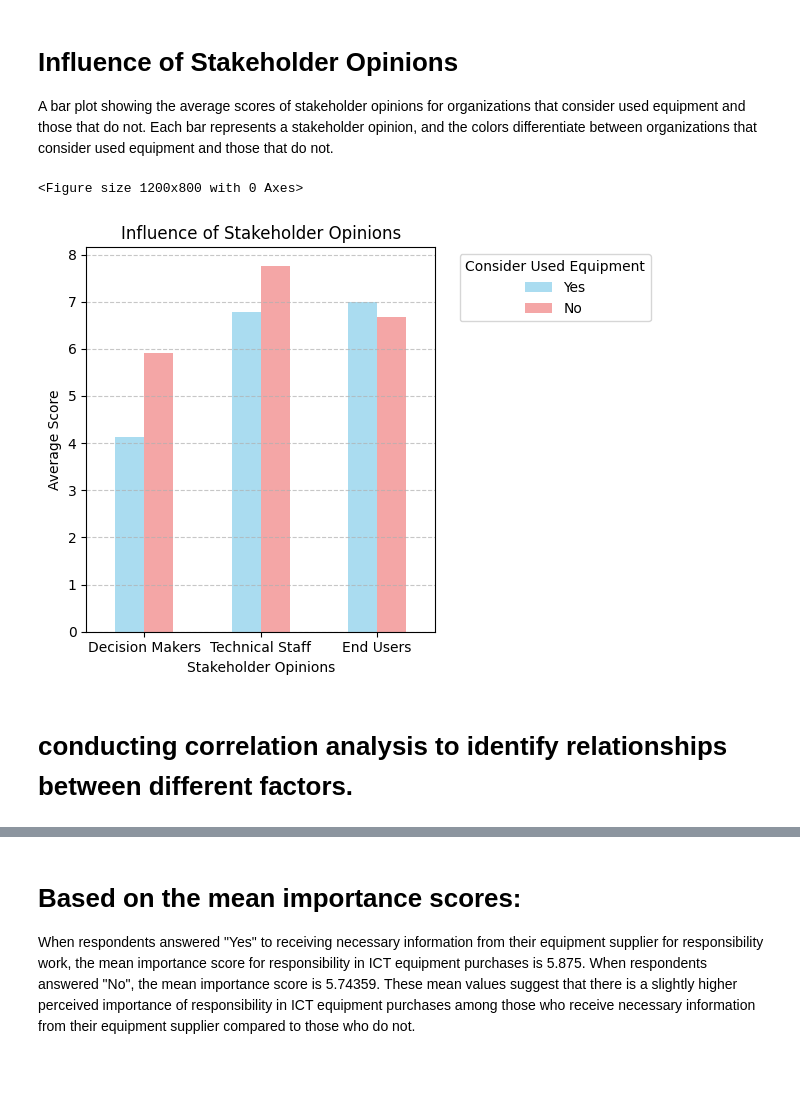
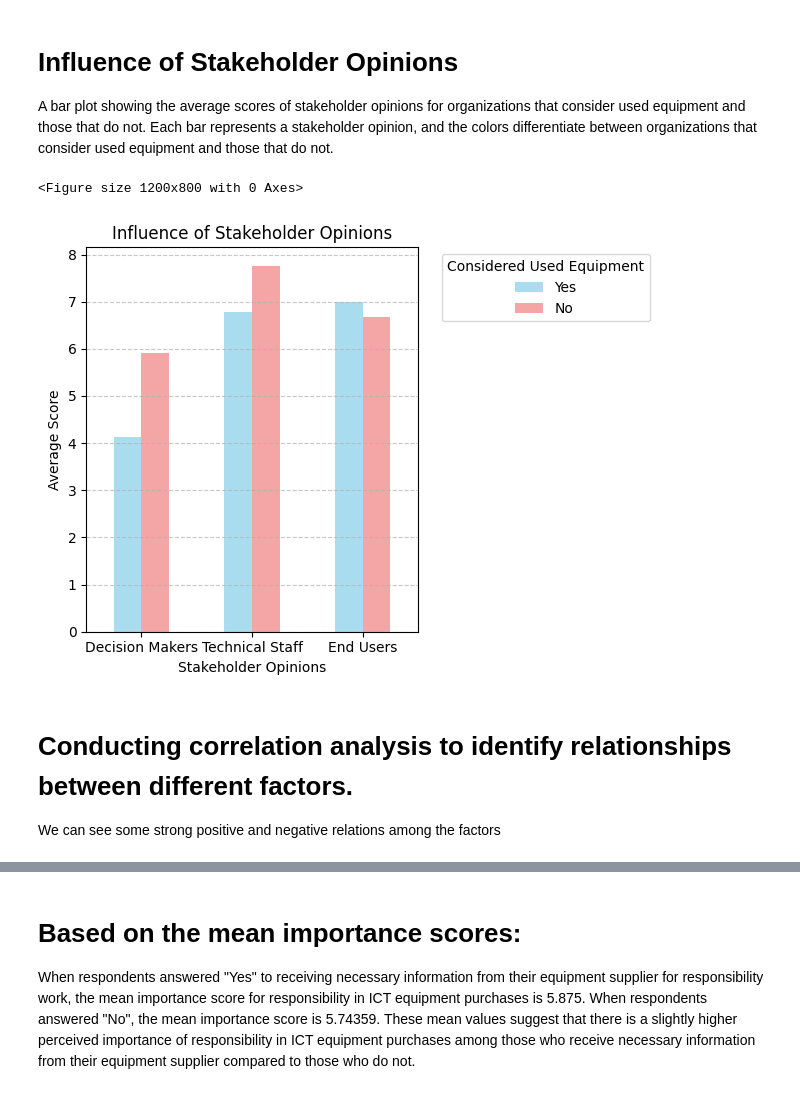
Before and after one commit to ProArif/Thesis, a Jupyter notebook: SurveyAnalysis.ipynb, the cells around one changed output, grey strips where cells are left out. Cells and saved outputs as stored; diff of their text form; code cells hidden in the pictures.

```diff
--- a/SurveyAnalysis.ipynb
+++ b/SurveyAnalysis.ipynb
@@ -25,4 +25,18 @@ import pandas as pd
 file_path = 'Green ICT attitudes cleaned.xlsx'
 data = pd.read_excel(file_path, sheet_name='Sheet1')
 data.head()
+
+# Display the data types and check for missing values
+data.info()
+
+# Fill missing numerical values with the mean of each column
+numerical_columns = data.select_dtypes(include=['float64', 'int64']).columns
+data[numerical_columns] = data[numerical_columns].fillna(data[numerical_columns].mean())
+
+# Fill missing categorical values with the mode of each column
+categorical_columns = data.select_dtypes(include=['object']).columns
+data[categorical_columns] = data[categorical_columns].fillna(data[categorical_columns].mode().iloc[0])
+
+# Verify that there are no missing values left
+data.info()
 # %% [output]
@@ -91,0 +136,27 @@ plt.show()
+# %%
+# Define the purchase frequency mapping
+purchase_frequency_mapping = {
+    1: 'Monthly',
+    2: 'Quarterly',
+    3: 'Half Yearly',
+    4: 'Annually',
+    5: 'Irregularly'
+}
+
+# Map the purchase frequency numbers to their respective categories
+data['Purchase Frequency'] = data['How often do you purchase ICT equipment?'].map(purchase_frequency_mapping)
+
+# Group by company size and purchase frequency
+grouped_data = data.groupby(['How big is your organization?', 'Purchase Frequency']).size().unstack().fillna(0)
+
+# Plotting the purchase frequencies by company size
+plt.figure(figsize=(12, 6))
+grouped_data.plot(kind='bar', stacked=True, colormap='tab20', edgecolor='black')
+plt.title('ICT Equipment Purchase Frequencies by Company Size')
+plt.xlabel('Company Size')
+plt.ylabel('Frequency')
+plt.xticks(ticks=[0, 1, 2, 3], labels=['Micro', 'Small', 'Medium', 'Large'], rotation=0, ha='center')
+plt.legend(title='Purchase Frequency', bbox_to_anchor=(1.05, 1), loc='upper left')
+plt.grid(axis='y', linestyle='--', alpha=0.7)
+plt.tight_layout()
+plt.show()
@@ -769,31 +920,32 @@ A bar plot showing the average scores of stakeholder opinions for organizations
 # %%
 # Define columns for stakeholder opinions
 stakeholder_columns = [
     'Opinions of decision makers',
     'Opinions of the technical staff',
     'User opinions'
 ]
 
 # Calculate the mean scores for stakeholder opinions for organizations considering and not considering used equipment
 stakeholder_data = data.groupby('Do you consider used equipment as an option when you make ICT equipment procurement decisions?')[stakeholder_columns].mean().T
 
 # Plotting the influence of stakeholder opinions using bar plots
 plt.figure(figsize=(12, 8))
 stakeholder_data.plot(kind='bar', color=['skyblue', 'lightcoral'], alpha=0.7)
 plt.title('Influence of Stakeholder Opinions')
 plt.xlabel('Stakeholder Opinions')
 plt.ylabel('Average Score')
 # Set the x-axis ticks and labels
 plt.xticks(rotation=0, ha='center', ticks=[0, 1, 2], labels=['Decision Makers', 'Technical Staff', 'End Users'])
-plt.legend(title='Consider Used Equipment', loc='upper left', labels=['Yes', 'No'], bbox_to_anchor=(1.05, 1))
+plt.legend(title='Considered Used Equipment', loc='upper left', labels=['Yes', 'No'], bbox_to_anchor=(1.05, 1))
 plt.grid(axis='y', linestyle='--', alpha=0.7)
 plt.tight_layout()
 plt.show()
 # %% [output]
 <Figure size 1200x800 with 0 Axes>
-[figure, old version]
+[figure, new version]
 # %% [markdown]
-# conducting correlation analysis to identify relationships between different factors.
+# Conducting correlation analysis to identify relationships between different factors.
+We can see some strong positive and negative relations among the factors
 # %%
 # Define columns for correlation analysis
 correlation_columns_factors = [
```
Also changed, not shown: parts of 23 cells of this notebook.
